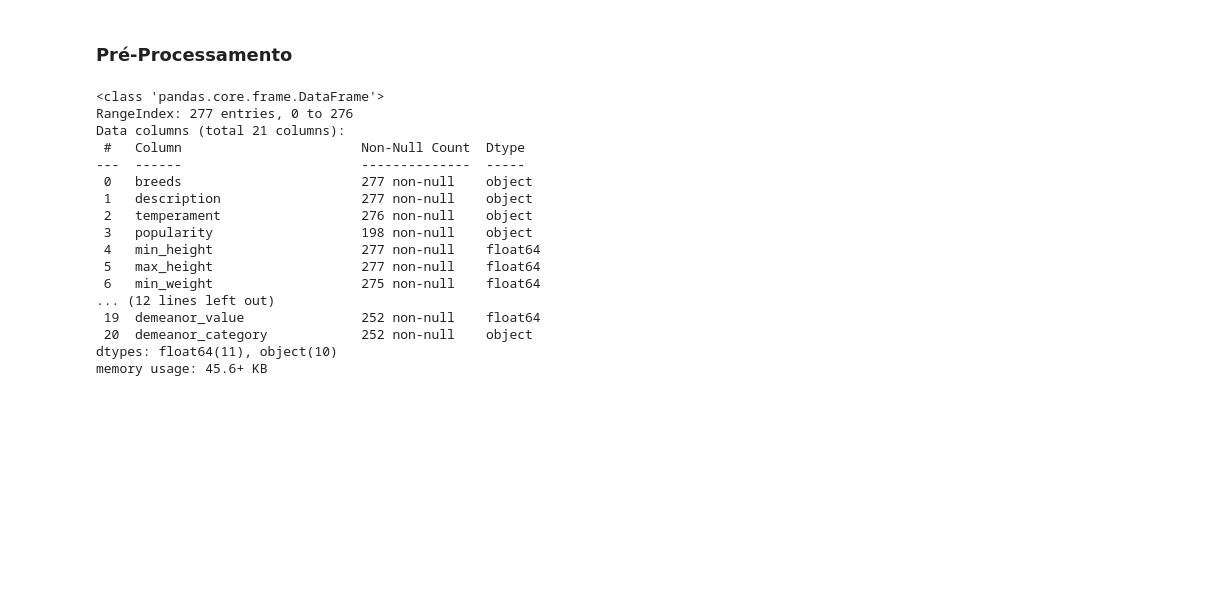
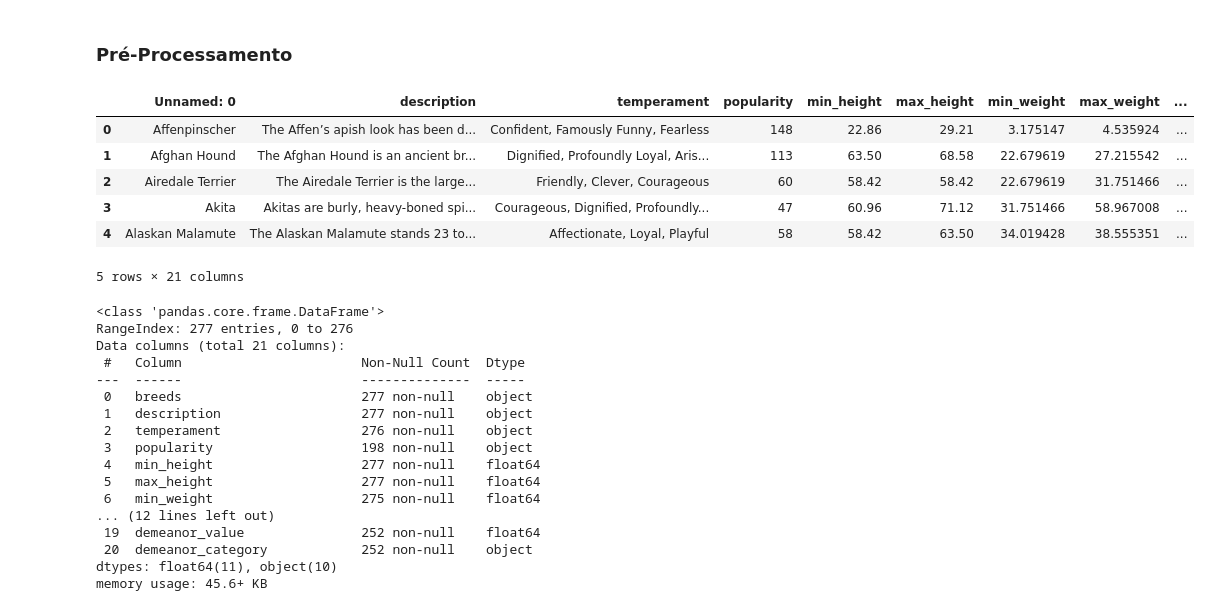
Before and after one commit to felipeduartea/projeto-ia, a Jupyter notebook: Trabalho_IA.ipynb, the cells around one changed output. Cells and saved outputs as stored; diff of their text form; code cells hidden in the pictures; blank space fills up the shorter version.

```diff
--- a/Trabalho_IA.ipynb
+++ b/Trabalho_IA.ipynb
@@ -13,5 +17,15 @@ from sklearn.feature_selection import VarianceThreshold
 # %%
 df = pd.read_csv("akc-data-latest.csv")
+# %%
+df.head()
+# %% [output]
+|  | Unnamed: 0 | description | temperament | popularity | min_height | max_height | min_weight | max_weight | ... |
+| 0 | Affenpinscher | The Affen’s apish look has been d... | Confident, Famously Funny, Fearless | 148 | 22.86 | 29.21 | 3.175147 | 4.535924 | ... |
+| 1 | Afghan Hound | The Afghan Hound is an ancient br... | Dignified, Profoundly Loyal, Aris... | 113 | 63.50 | 68.58 | 22.679619 | 27.215542 | ... |
+| 2 | Airedale Terrier | The Airedale Terrier is the large... | Friendly, Clever, Courageous | 60 | 58.42 | 58.42 | 22.679619 | 31.751466 | ... |
+| 3 | Akita | Akitas are burly, heavy-boned spi... | Courageous, Dignified, Profoundly... | 47 | 60.96 | 71.12 | 31.751466 | 58.967008 | ... |
+| 4 | Alaskan Malamute | The Alaskan Malamute stands 23 to... | Affectionate, Loyal, Playful | 58 | 58.42 | 63.50 | 34.019428 | 38.555351 | ... |
+5 rows × 21 columns
 # %%
 
 df.rename(columns={"Unnamed: 0": "breeds"}, inplace=True)
```
Also changed, not shown: parts of 2 cells of this notebook.
